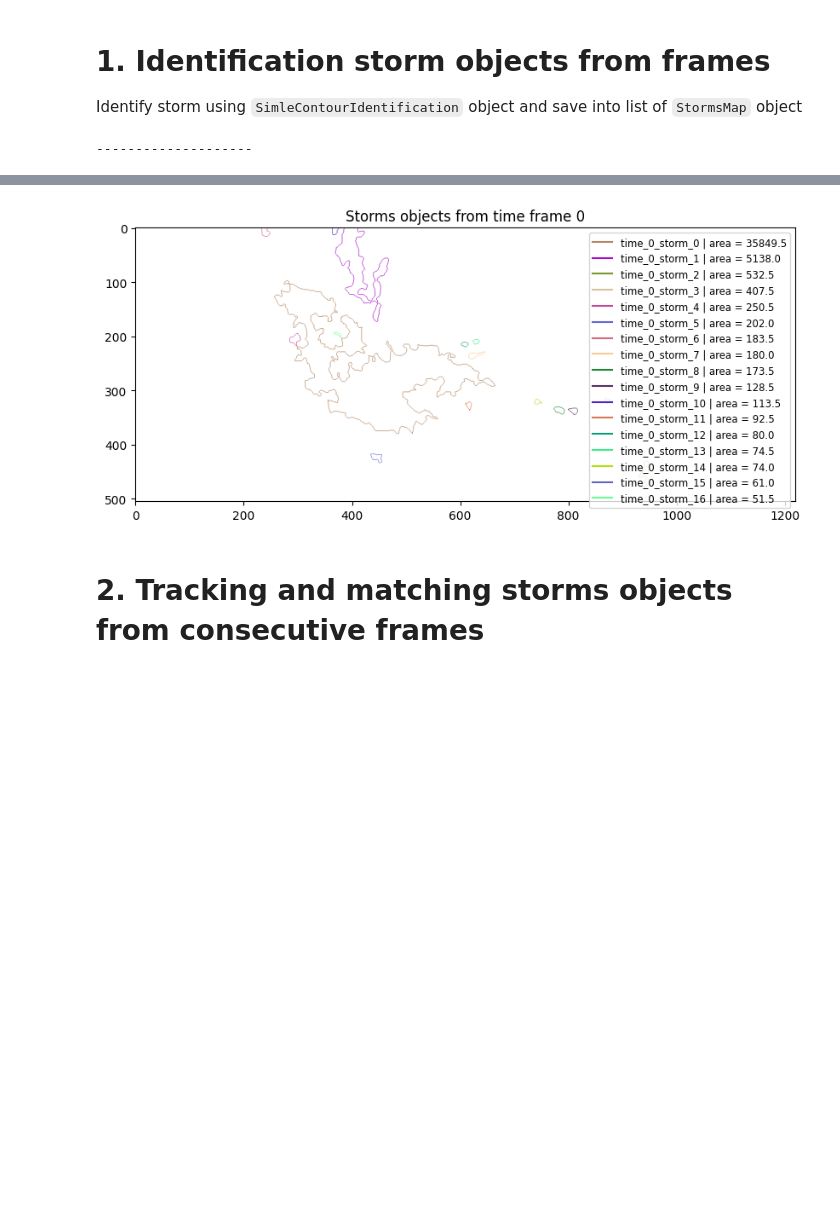
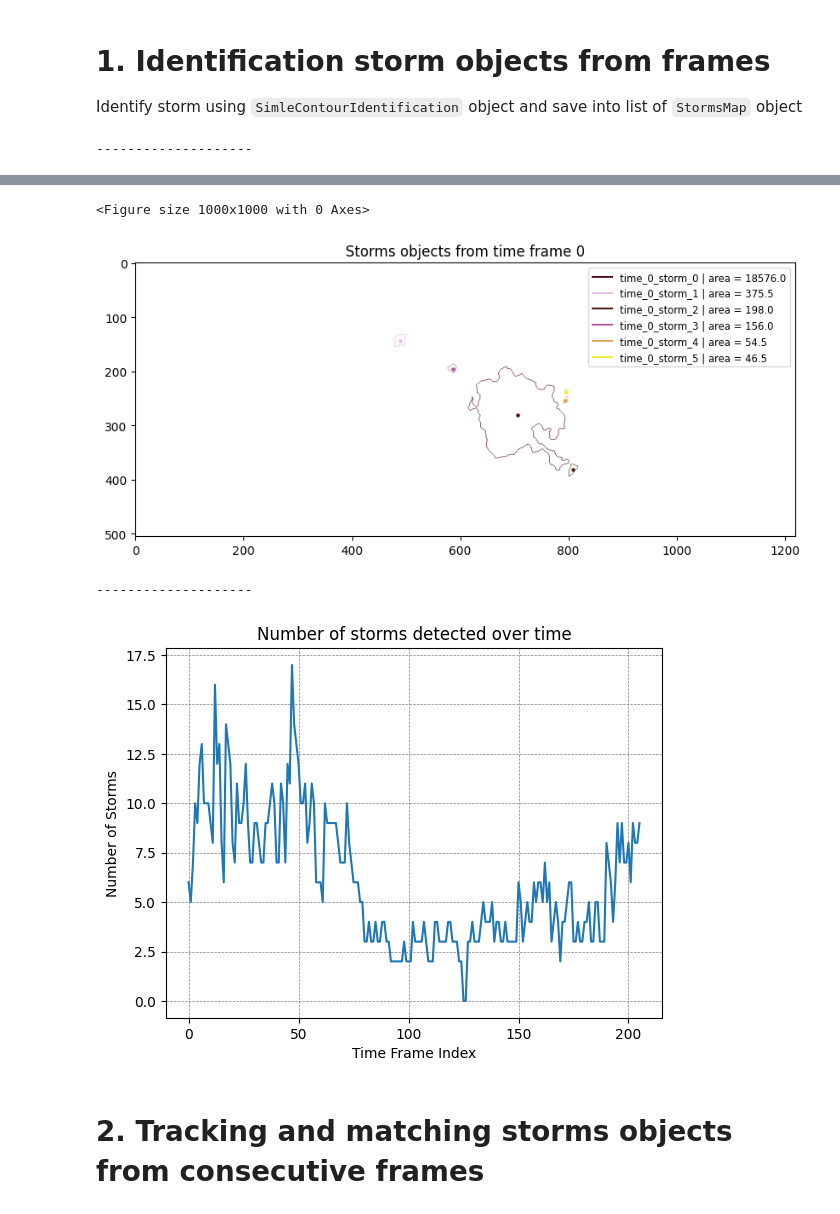
Before and after one commit to quochieu586/Thunderstorm-Nowcasting-Geometry-Topology-Approach, a Jupyter notebook: framework_sample.ipynb, the cells around one changed output, grey strips where cells are left out. Saved outputs shown, nothing was run; the diff lists cells and outputs as text; code cells hidden in the pictures; blank space fills up the shorter version.

```diff
--- a/framework_sample.ipynb
+++ b/framework_sample.ipynb
@@ -19,7 +19,7 @@ warnings.filterwarnings('ignore')
 from src.preprocessing import read_image, windy_preprocessing_pipeline
 
 # Load images
-SOURCE_PATH = "data/images/malaysia_-1.464_106.013"
+SOURCE_PATH = "data/images/philippines_13.269_123.832"
 
 img_paths = [
     os.path.join(SOURCE_PATH, img_name) for img_name in sorted(os.listdir(SOURCE_PATH)) if img_name.endswith('.png')
@@ -51,13 +51,13 @@ from src.cores.contours import StormObject, StormsMap
 from datetime import datetime
 
 THRESHOLD = 35
-FILTER_AREA = 50            # Discard those very small objects
+FILTER_AREA = 20            # Discard those very small objects
 
 identifier = SimpleContourIdentifier()
 storms_map_time_lst: list[StormsMap] = []
 print("-"*20)
 
-pbar = tqdm(list(enumerate(img_paths)), desc="Processing images and detecting storms")
+pbar = tqdm(list(enumerate(img_paths[:100])), desc="Processing images and detecting storms")
 
 plt.figure(figsize=(10, 10))
 for time_idx, img_name in pbar:
@@ -77,7 +77,7 @@ for time_idx, img_name in pbar:
     polygons = sorted(polygons, key=lambda x: x.area, reverse=True)
 
     # Construct storms map
-    storms = [StormObject(polygon, id=f"time_{time_idx}_storm_{idx}") for idx, polygon in enumerate(polygons)]
+    storms = [StormObject(polygon, id=f"time_{time_idx}_storm_{idx}", time_frame=time_frame) for idx, polygon in enumerate(polygons)]
     storms_map = StormsMap(storms, time_frame=time_frame)
     storms_map_time_lst.append(storms_map)
 
@@ -85,10 +85,14 @@ for time_idx, img_name in pbar:
 
 print("-"*20)
 
+plt.figure(figsize=(10, 10))
 blank_image = np.ones_like(sample_img) * 255
 for storm in storms_map_time_lst[0].storms:
     color = np.random.randint(0, 255, size=3).tolist()
+    x_centroid, y_centroid = storm.contour.centroid.x, storm.contour.centroid.y
+
     plt.plot([], [], color=np.array(color)/255.0, label=f"{storm.id} | area = {storm.contour.area:.1f}")
+    plt.scatter(x_centroid, y_centroid, color=np.array(color)/255.0, s=5)
     cv2.drawContours(blank_image, convert_polygons_to_contours([storm.contour]), -1, color, thickness=1)
 
 for storms_map in storms_map_time_lst:
@@ -96,10 +100,19 @@ for storms_map in storms_map_time_lst:
 
 print("-"*20)
 
-plt.legend(loc="upper right", fontsize='small', ncol=1)
 plt.imshow(blank_image)
 plt.title('Storms objects from time frame 0')
+plt.legend(loc="upper right", fontsize='small', ncol=1)
 plt.show()
+
+print("-"*20)
+number_of_storms = [len(storms_map.storms) for storms_map in storms_map_time_lst]
+plt.plot(range(len(number_of_storms)), number_of_storms)
+plt.title('Number of storms detected over time')
+plt.xlabel('Time Frame Index')
+plt.ylabel('Number of Storms')
+plt.grid(color = 'gray', linestyle = '--', linewidth = 0.5)
+plt.show()
 # %% [output]
 --------------------
 --------------------
@@ -117,5 +134,8 @@ Time: 2025-01-05 22:20:49 | Detected storms: 19
 --------------------
+<Figure size 1000x1000 with 0 Axes>
-[figure, old version]
+[figure, new version]
+--------------------
+[figure, added]
 # %% [markdown]
 # 2. Tracking and matching storms objects from consecutive frames
 # %% [markdown]
```
Also changed, not shown: parts of 21 cells of this notebook, 6 other files.
